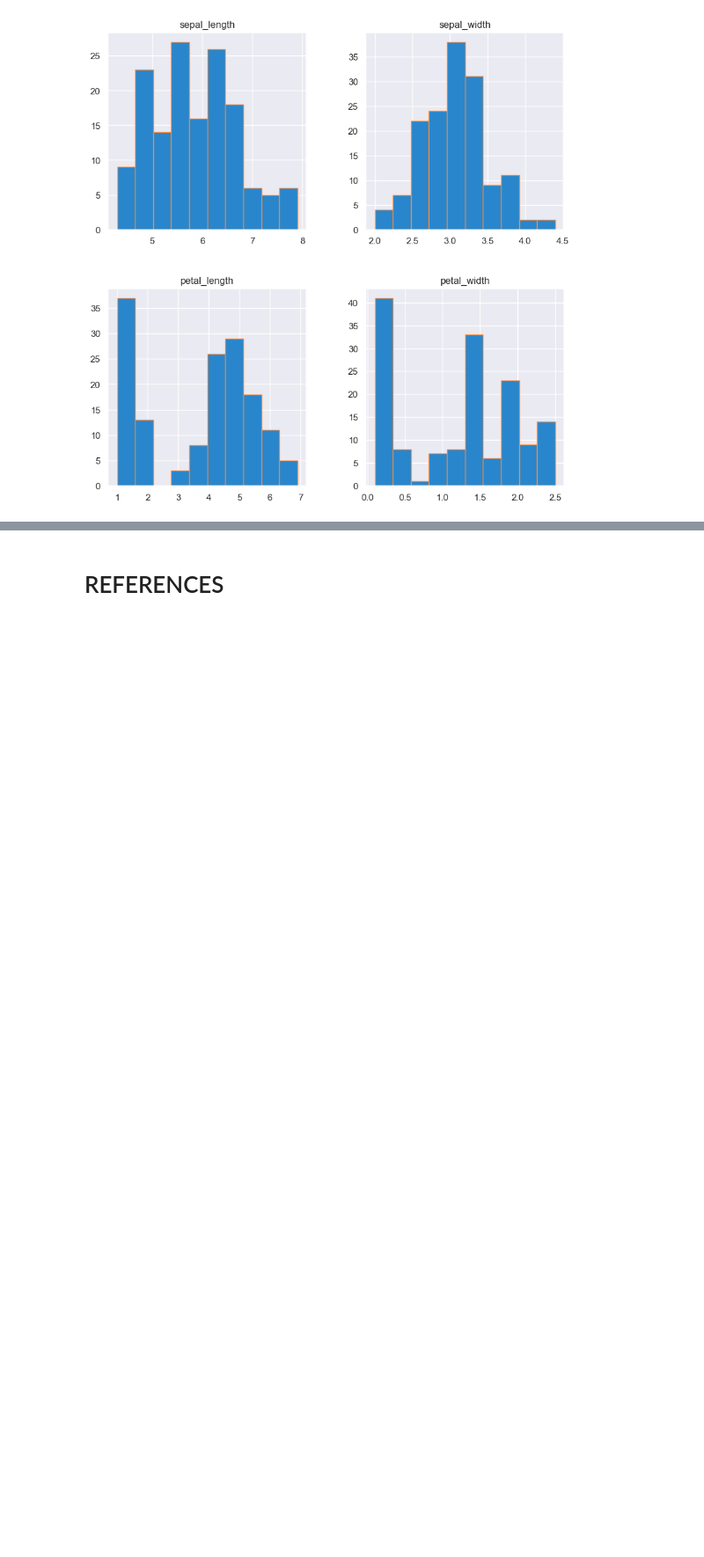
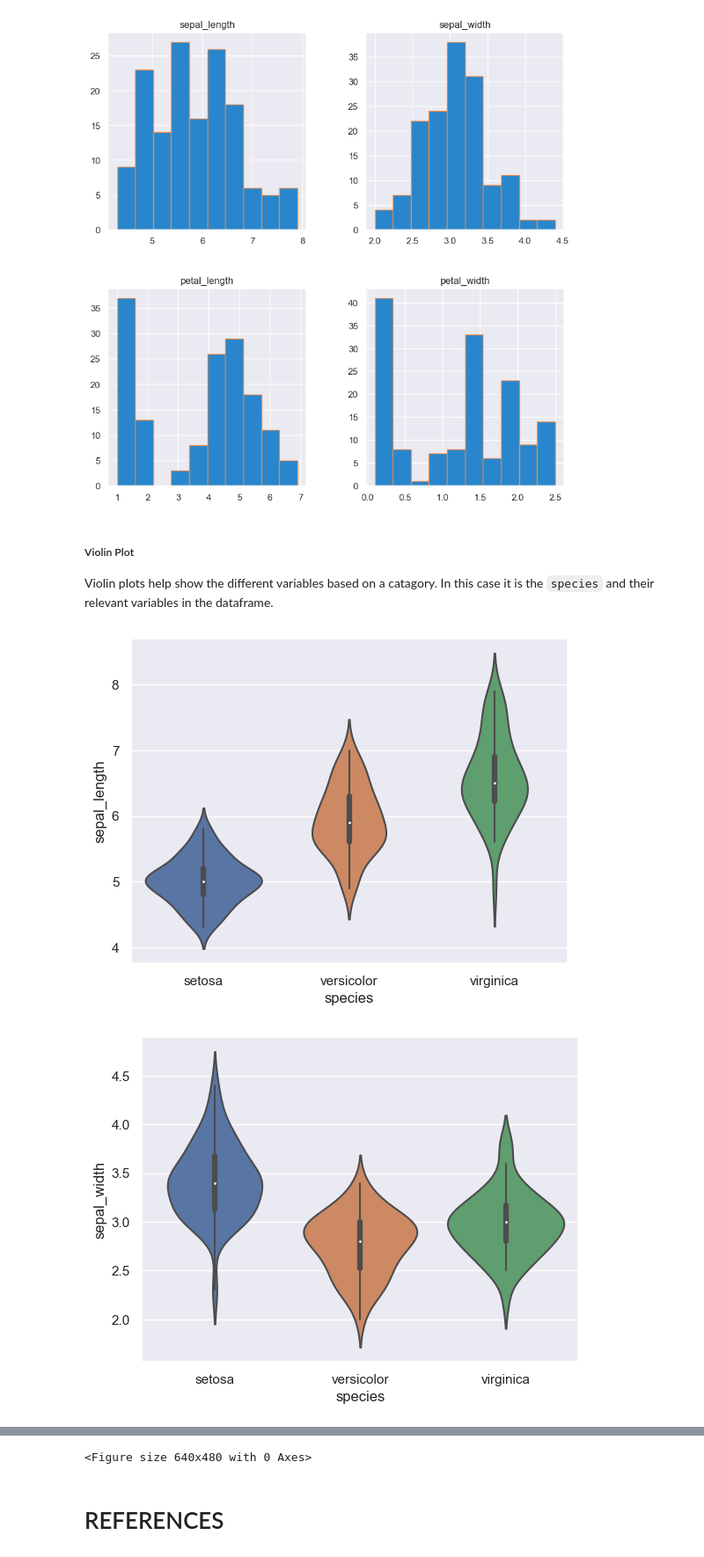
Before and after one commit to rebhanqui/data_funds, a Jupyter notebook: Project/project.ipynb, the cells around one changed output, grey strips where cells are left out. Shown at 88% size. Drawn from its saved outputs; the diff is of its cells as text; code cells hidden in the pictures; blank space fills up the shorter version.

Commit message:
completed histogram and addition of violin plot for each individual variable verses sepecies

```diff
--- a/Project/project.ipynb
+++ b/Project/project.ipynb
@@ -134,3 +142,30 @@ plt.close()
 #REF https://matplotlib.org/stable/gallery/statistics/hist.html
 # %% [output]
 [figure]
+# %% [markdown]
+##### Violin Plot
+Violin plots help show the different variables based on a catagory. In this case it is the `species` and their relevant variables in the dataframe.
+# %%
+#sepal length
+
+sepallen = sns.violinplot(x="species", y="sepal_length", data=iris)
+plt.show(sepallen)
+plt.savefig("sepal_length.jpeg")
+
+#sepal width
+sepalwid = sns.violinplot(x="species", y="sepal_width", data=iris)
+plt.show(sepalwid)
+plt.savefig("sepal_width.jpeg")
+
+#petal length
+petallen = sns.violinplot(x="species", y="petal_length", data=iris)
+plt.show(petallen)
+plt.savefig("petal_length.jpeg")
+
+#petal width
+petalwid = sns.violinplot(x="species", y="petal_width", data=iris)
+plt.show(petalwid)
+plt.savefig("petal_width.jpeg")
+# %% [output]
+[figure, added]
+[figure, added]
@@ -137,3 +174,4 @@ plt.close()
+<Figure size 640x480 with 0 Axes>
 # %% [markdown]
 # REFERENCES
 
```
Also changed, not shown: parts of 5 cells of this notebook, 4 other files.
